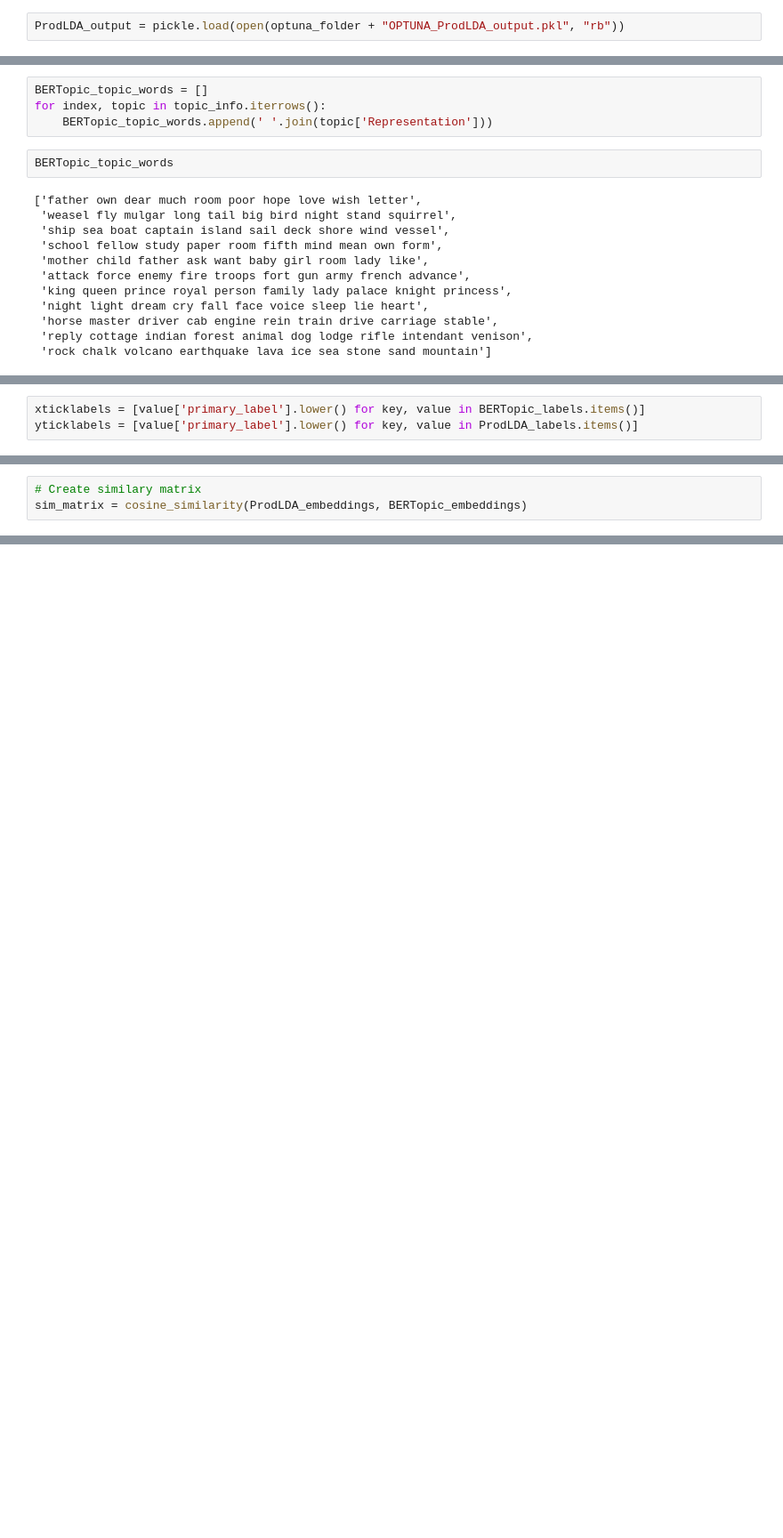
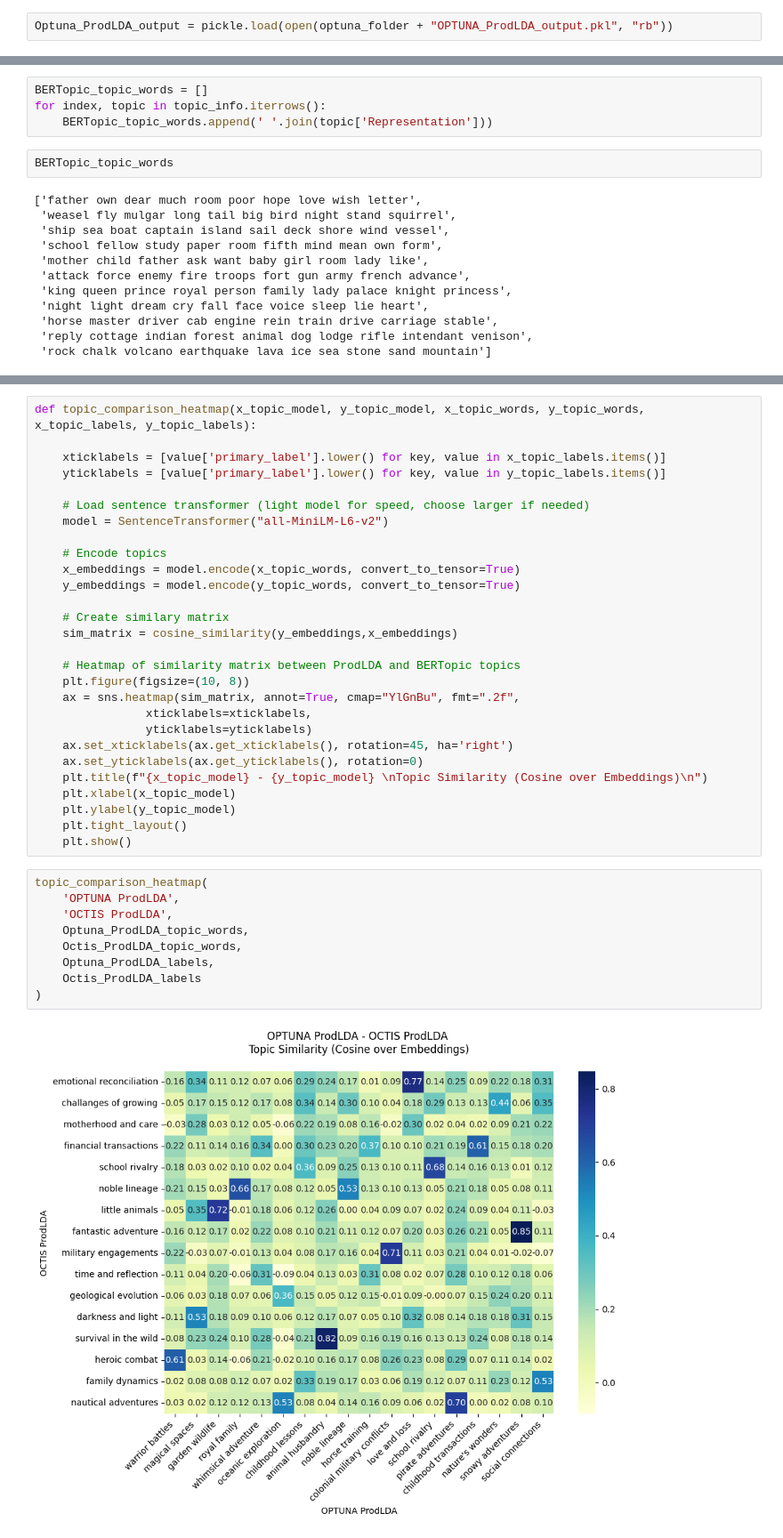
Before and after one commit to tonazzog/ChiLit_Topic_Modeling, a Jupyter notebook: 08 - Evaluation.ipynb, the cells around one changed output, grey strips where cells are left out. Shown at 89% size. Saved outputs shown, nothing was run; the diff lists cells and outputs as text; blank space fills up the shorter version.

```diff
--- a/08 - Evaluation.ipynb
+++ b/08 - Evaluation.ipynb
@@ -383,3 +409,3 @@ show(fig)
 # %%
-ProdLDA_output = pickle.load(open(optuna_folder + "OPTUNA_ProdLDA_output.pkl", "rb"))
+Optuna_ProdLDA_output = pickle.load(open(optuna_folder + "OPTUNA_ProdLDA_output.pkl", "rb"))
 # %%
@@ -439,6 +468,3 @@ with open(optuna_folder + "/ProdLDA_Topic_Labels.json", 'r') as file:
 
 with open("./bertopic/BERTopic_Topic_Labels.json", 'r') as file:
   BERTopic_labels = json.load(file)
-# %%
-xticklabels = [value['primary_label'].lower() for key, value in BERTopic_labels.items()]
-yticklabels = [value['primary_label'].lower() for key, value in ProdLDA_labels.items()]
@@ -452,3 +470,0 @@ BERTopic_embeddings = model.encode(BERTopic_topic_words, convert_to_tensor=True)
-# %%
-# Create similary matrix
-sim_matrix = cosine_similarity(ProdLDA_embeddings, BERTopic_embeddings)
@@ -524,0 +471,39 @@ plt.show()
+# %%
+def topic_comparison_heatmap(x_topic_model, y_topic_model, x_topic_words, y_topic_words, x_topic_labels, y_topic_labels):
+
+    xticklabels = [value['primary_label'].lower() for key, value in x_topic_labels.items()]
+    yticklabels = [value['primary_label'].lower() for key, value in y_topic_labels.items()]
+
+    # Load sentence transformer (light model for speed, choose larger if needed)
+    model = SentenceTransformer("all-MiniLM-L6-v2")
+
+    # Encode topics
+    x_embeddings = model.encode(x_topic_words, convert_to_tensor=True)
+    y_embeddings = model.encode(y_topic_words, convert_to_tensor=True)
+
+    # Create similary matrix
+    sim_matrix = cosine_similarity(y_embeddings,x_embeddings)
+
+    # Heatmap of similarity matrix between ProdLDA and BERTopic topics
+    plt.figure(figsize=(10, 8))
+    ax = sns.heatmap(sim_matrix, annot=True, cmap="YlGnBu", fmt=".2f",
+                xticklabels=xticklabels,
+                yticklabels=yticklabels)
+    ax.set_xticklabels(ax.get_xticklabels(), rotation=45, ha='right')
+    ax.set_yticklabels(ax.get_yticklabels(), rotation=0)
+    plt.title(f"{x_topic_model} - {y_topic_model} \nTopic Similarity (Cosine over Embeddings)\n")
+    plt.xlabel(x_topic_model)
+    plt.ylabel(y_topic_model)
+    plt.tight_layout()
+    plt.show()
+# %%
+topic_comparison_heatmap(
+    'OPTUNA ProdLDA',
+    'OCTIS ProdLDA',
+    Optuna_ProdLDA_topic_words,
+    Octis_ProdLDA_topic_words,
+    Optuna_ProdLDA_labels,
+    Octis_ProdLDA_labels
+)
+# %% [output]
+[figure, added]
```
Also changed, not shown: parts of 29 cells of this notebook, 11 other files.
